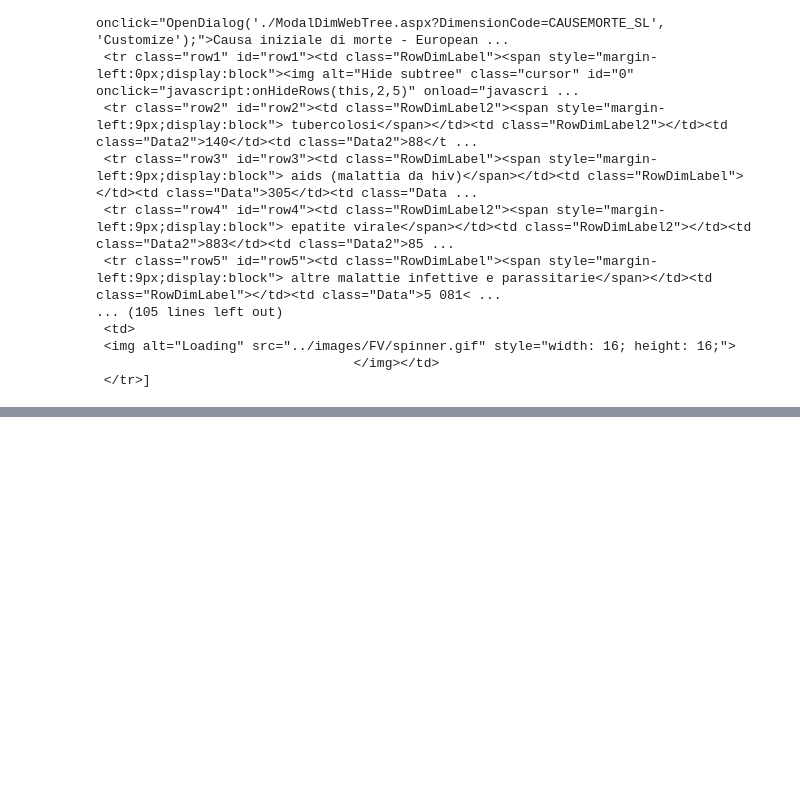
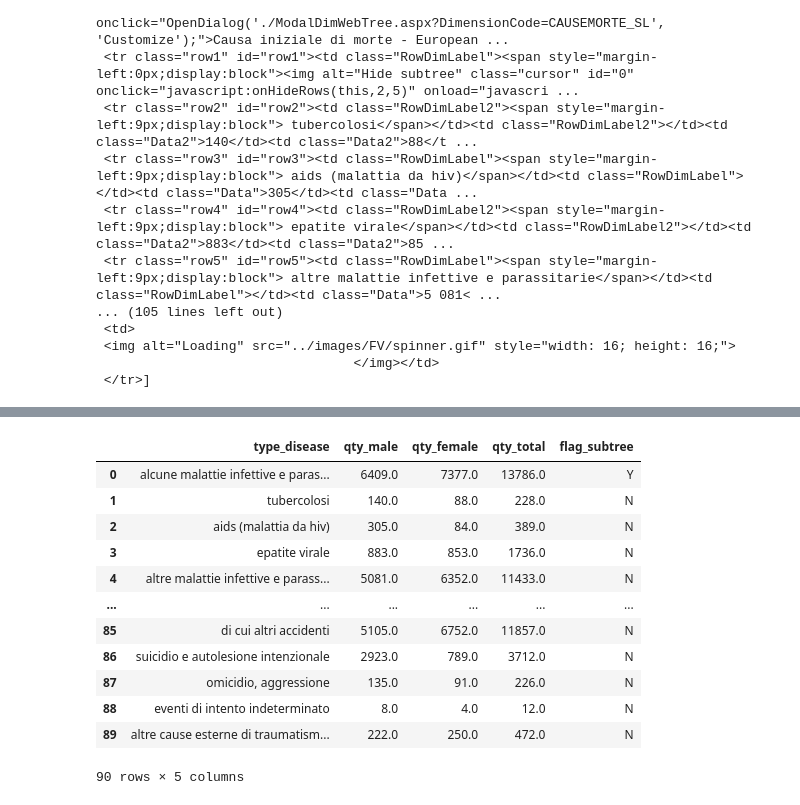
Before and after one commit to MssLune/Mortality_by_event_IT, a Jupyter notebook: Mortalità per territorio di evento - Italy.ipynb, the cells around one changed output, grey strips where cells are left out. Cells and saved outputs as stored; diff of their text form; code cells hidden in the pictures; blank space fills up the shorter version.

```diff
--- a/Mortalità per territorio di evento - Italy.ipynb
+++ b/Mortalità per territorio di evento - Italy.ipynb
@@ -113,0 +156,17 @@ df
+# %%
+# Read the csv file
+pd.read_csv('mortalita_per_territorio_2023-09-19.csv')
+# %% [output]
+|  | type_disease | qty_male | qty_female | qty_total | flag_subtree |
+| 0 | alcune malattie infettive e paras... | 6409.0 | 7377.0 | 13786.0 | Y |
+| 1 | tubercolosi | 140.0 | 88.0 | 228.0 | N |
+| 2 | aids (malattia da hiv) | 305.0 | 84.0 | 389.0 | N |
+| 3 | epatite virale | 883.0 | 853.0 | 1736.0 | N |
+| 4 | altre malattie infettive e parass... | 5081.0 | 6352.0 | 11433.0 | N |
+| ... | ... | ... | ... | ... | ... |
+| 85 | di cui altri accidenti | 5105.0 | 6752.0 | 11857.0 | N |
+| 86 | suicidio e autolesione intenzionale | 2923.0 | 789.0 | 3712.0 | N |
+| 87 | omicidio, aggressione | 135.0 | 91.0 | 226.0 | N |
+| 88 | eventi di intento indeterminato | 8.0 | 4.0 | 12.0 | N |
+| 89 | altre cause esterne di traumatism... | 222.0 | 250.0 | 472.0 | N |
+90 rows × 5 columns
```
Also changed, not shown: parts of 14 cells of this notebook, 6 other files.
